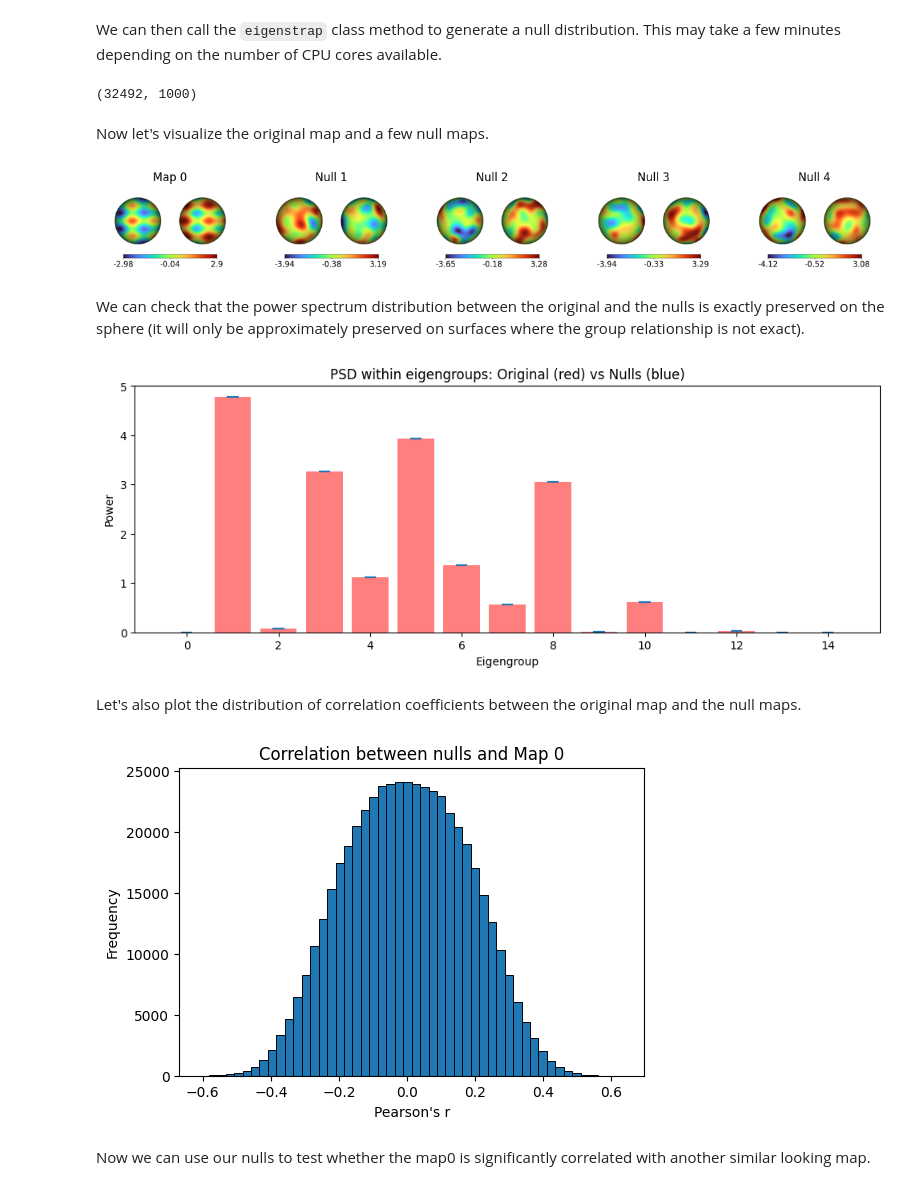
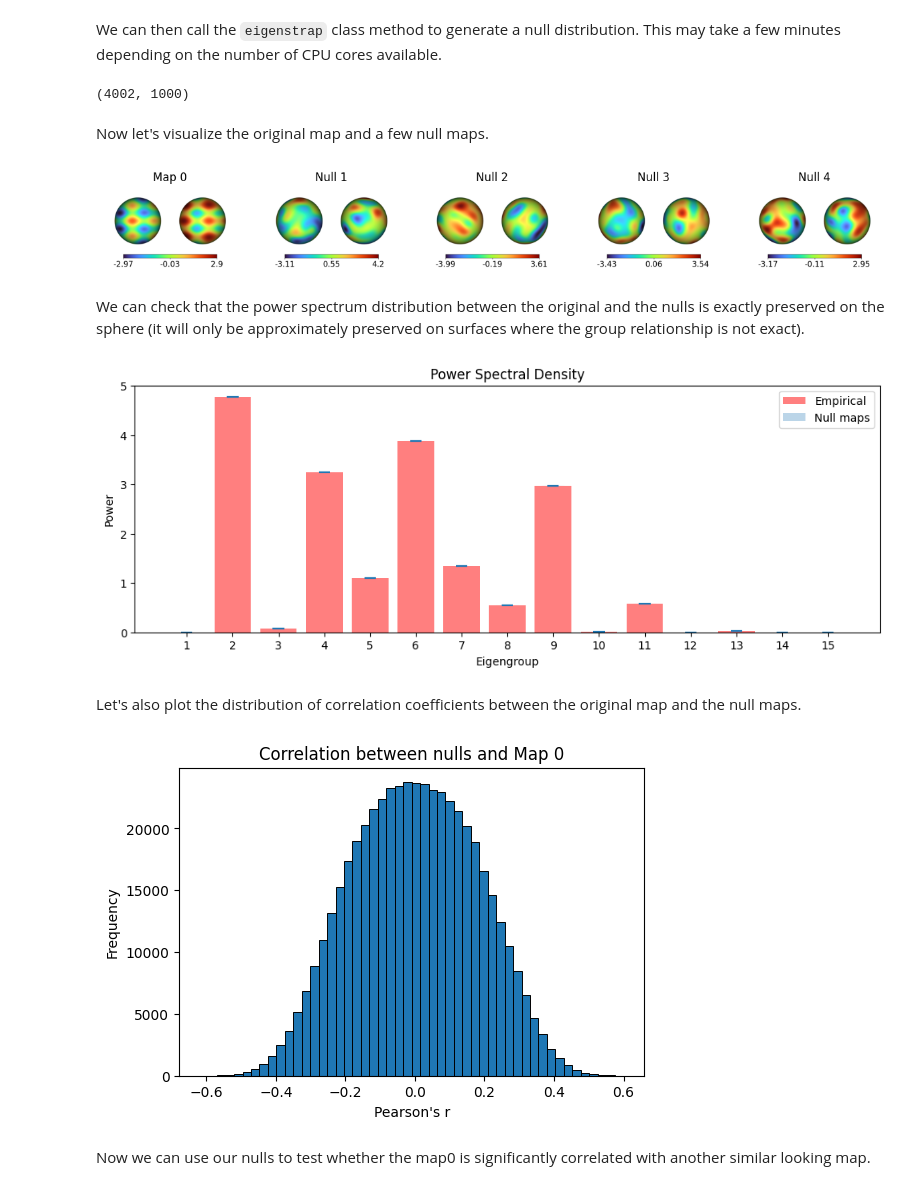
Before and after one commit to VictorBarnes/neuromodes, a Jupyter notebook: docs/validation/eigenstrapping_sphere.ipynb, the cells around one changed output. Cells and saved outputs as stored; diff of their text form; code cells hidden in the pictures.

```diff
--- a/docs/validation/eigenstrapping_sphere.ipynb
+++ b/docs/validation/eigenstrapping_sphere.ipynb
@@ -23,22 +23,23 @@ from neuromodes.io import fetch_surf
 from nsbutils.plotting import plot_surf
 # %%
 # Configuration
-density = '32k'
+density = '4k'
 n_modes = 15**2  # First 15 eigengroups
 n_nulls = 1000
 seed = 365
 # %% [markdown]
 We start by loading a mesh, initiating the `EigenSolver` class, and computing the eigenmodes.
 # %%
-mesh, _ = fetch_surf(density=density, hemi='L', surf_type='sphere')
+hemi = 'L'
+surf_type = 'sphere'
+mesh, _ = fetch_surf(density=density, hemi=hemi, surf_type=surf_type)
 mesh.vertices = mesh.vertices / 100.0  # Scale vertices to unit sphere
-v = mesh.vertices
+solver = EigenSolver(mesh).solve(n_modes)
 
 # Synthetic data for testing
-map0 = np.sin(mesh.vertices[:, 0]*np.pi) + np.sin(mesh.vertices[:, 1]*2*np.pi) + np.cos(mesh.vertices[:, 2]*3*np.pi)
-map1 = np.cos(mesh.vertices[:, 0]*np.pi) + np.cos(mesh.vertices[:, 1]*2*np.pi) + np.cos(mesh.vertices[:, 2]*3*np.pi)
-
-solver = EigenSolver(mesh, mask=None).solve(n_modes)
+v = mesh.vertices
+map0 = np.sin(v[:, 0]*np.pi) + np.sin(v[:, 1]*2*np.pi) + np.cos(v[:, 2]*3*np.pi)
+map1 = np.cos(v[:, 0]*np.pi) + np.cos(v[:, 1]*2*np.pi) + np.cos(v[:, 2]*3*np.pi)
 # %% [markdown]
 We can then call the `eigenstrap` class method to generate a null distribution. This may take a few minutes depending on the number of CPU cores available.
 # %%
@@ -49,34 +50,34 @@ nulls = solver.eigenstrap(
     seed=seed,
     randomize=False,
     resample=None,
-    n_jobs=-1   # Use all available CPU cores
+    rotation_method='qr' # to compare with eigenstrapping.ipynb (which always uses 'scipy' method)
 )
 print(nulls.shape)
 # %% [output]
-(32492, 1000)
+(4002, 1000)
 # %% [markdown]
 Now let's visualize the original map and a few null maps.
 # %%
 # Plot nulls
-lh_surfpath = files('neuromodes.data') / f'sp-human_tpl-fsLR_den-{density}_hemi-L_sphere.surf.gii'
+lh_surfpath = files('neuromodes.data') / f'sp-human_tpl-fsLR_den-{density}_hemi-{hemi}_{surf_type}.surf.gii'
 
 with as_file(lh_surfpath) as lh_surfpath:
     fig1, axs = plt.subplots(1, 5, figsize=(15, 6))
     axs = axs.ravel()
     for i, ax_i in enumerate(axs):
         if i == 0:
             data = map0
             title = "Map 0"
         else:
             data = nulls[:, i-1]
             title = f"Null {i}"
 
         color_range = (np.nanpercentile(data, 5), np.nanpercentile(data, 95))
 
         plot_surf(lh_surfpath, data, cmap='turbo', color_range=color_range, ax=axs[i], cbar=True)
         axs[i].set_title(title)
 # %% [output]
-[figure, old version]
+[figure, new version]
 # %% [markdown]
 We can check that the power spectrum distribution between the original and the nulls is exactly preserved on the sphere (it will only be approximately preserved on surfaces where the group relationship is not exact).
 # %%
@@ -90,16 +91,17 @@ psd0 = np.bincount(group_indices, weights=beta0.ravel()**2)
 beta1 = solver.decompose(nulls)
 psd1 = np.array([np.bincount(group_indices, weights=beta1[:, i].ravel()**2) for i in range(n_nulls)])
 
-
 fig, axs = plt.subplots(figsize=(12,4))
-axs.bar(range(n_groups), psd0, color='red', alpha=0.5)
-axs.violinplot(psd1, positions=range(n_groups))
-axs.set_title("PSD within eigengroups: Original (red) vs Nulls (blue)")
+axs.bar(range(1,n_groups+1), psd0, color='red', alpha=0.5)
+violin_parts = axs.violinplot(psd1, positions=range(1,n_groups+1))
+axs.legend([axs.patches[0], violin_parts['bodies'][0]], ['Empirical', 'Null maps'])
+axs.set_title("Power Spectral Density")
 axs.set_xlabel("Eigengroup")
+axs.set_xticks(range(1,n_groups+1))
 axs.set_ylabel("Power")
 plt.show()
 # %% [output]
-[figure, old version]
+[figure, new version]
 # %% [markdown]
 Let's also plot the distribution of correlation coefficients between the original map and the null maps.
 # %%
@@ -113,7 +115,7 @@ ax2.set_xlabel("Pearson's r")
 ax2.set_ylabel("Frequency")
 plt.show()
 # %% [output]
-[figure, old version]
+[figure, new version]
 # %% [markdown]
 Now we can use our nulls to test whether the map0 is significantly correlated with another similar looking map.
 # %%
```
Also changed, not shown: parts of 1 cell of this notebook, 4 other files.
